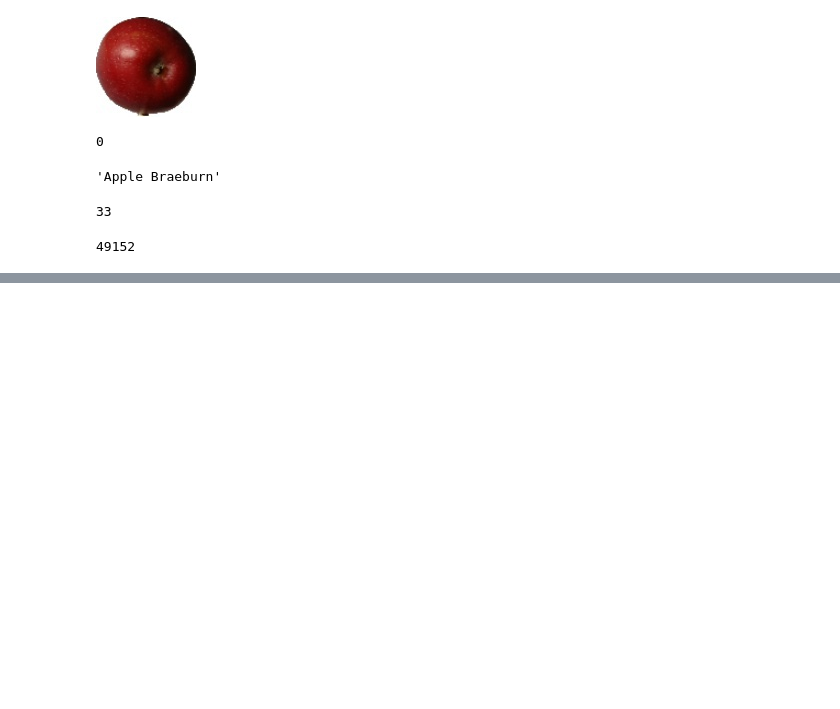
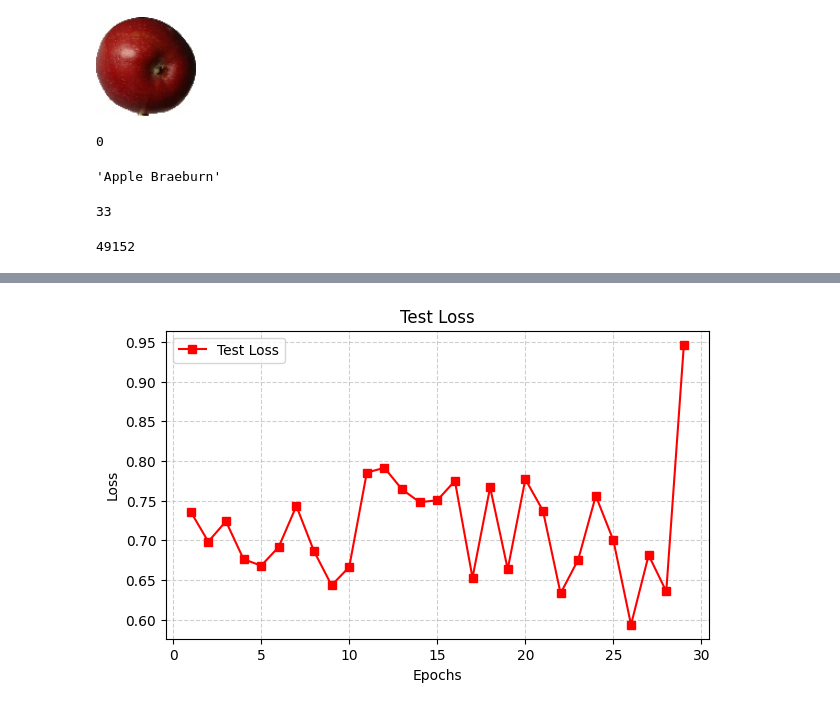
Before and after one commit to dima-kan/ITStep-AI, a Jupyter notebook: notebookd716754039.ipynb, the cells around one changed output, grey strips where cells are left out. Drawn from its saved outputs; the diff is of its cells as text; code cells hidden in the pictures; blank space fills up the shorter version.

```diff
--- a/notebookd716754039.ipynb
+++ b/notebookd716754039.ipynb
@@ -132,0 +151,14 @@ for _ in range(epochs):
+# %%
+
+step_test = range(1, len(test_lost) + 1)
+# График 2: Test Loss
+plt.figure(figsize=(7, 4))
+plt.plot(step_test, test_lost, label='Test Loss', color='red', marker='s')
+plt.title('Test Loss')
+plt.xlabel('Epochs')
+plt.ylabel('Loss')
+plt.legend()
+plt.grid(True, linestyle='--', alpha=0.6)
+plt.show()
+# %% [output]
+[figure, added]
```
Also changed, not shown: parts of 5 cells of this notebook.
